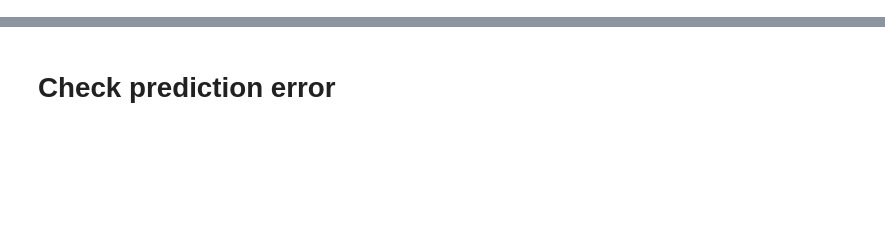
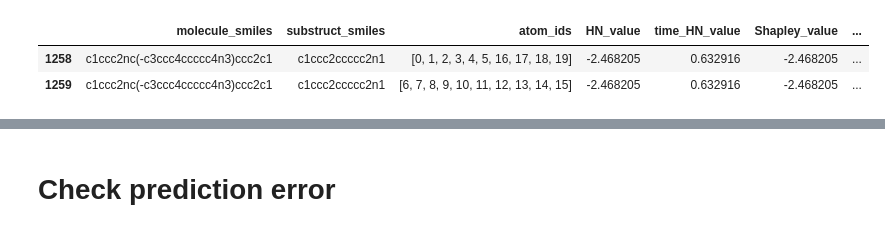
Before and after one commit to xwieme/MastatThesis, a Jupyter notebook: code/notebooks/esol_attribution_rank.ipynb, the cells around one changed output, grey strips where cells are left out. Drawn from its saved outputs; the diff is of its cells as text; code cells hidden in the pictures; blank space fills up the shorter version.

Commit message:
Attribution rank comparison

```diff
--- a/code/notebooks/esol_attribution_rank.ipynb
+++ b/code/notebooks/esol_attribution_rank.ipynb
@@ -12,3 +13,9 @@ pio.templates.default = "seaborn"
 data = pd.read_csv("../../data/ESOL/ESOL.csv")
 attributions_functional_groups = pd.read_json("../../data/ESOL/attribution_no_mean.json")
 attributions_brics = pd.read_json("../../data/ESOL/attribution_brics_no_mean.json")
+# %%
+attributions_brics.query("molecule_smiles == 'c1ccc2nc(-c3ccc4ccccc4n3)ccc2c1'")
+# %% [output]
+|  | molecule_smiles | substruct_smiles | atom_ids | HN_value | time_HN_value | Shapley_value | ... |
+| 1258 | c1ccc2nc(-c3ccc4ccccc4n3)ccc2c1 | c1ccc2ccccc2n1 | [0, 1, 2, 3, 4, 5, 16, 17, 18, 19] | -2.468205 | 0.632916 | -2.468205 | ... |
+| 1259 | c1ccc2nc(-c3ccc4ccccc4n3)ccc2c1 | c1ccc2ccccc2n1 | [6, 7, 8, 9, 10, 11, 12, 13, 14, 15] | -2.468205 | 0.632916 | -2.468205 | ... |
```
Also changed, not shown: parts of 8 cells of this notebook, 4 other files.
